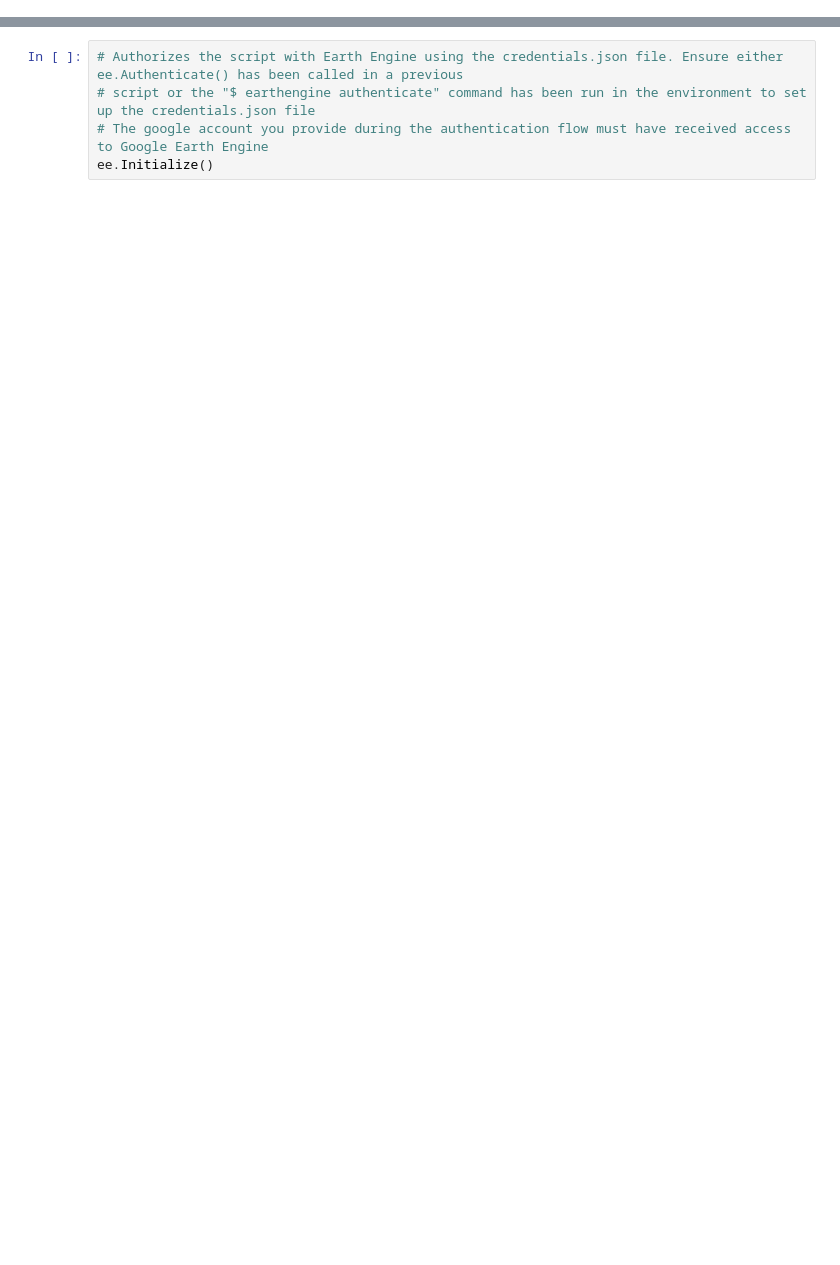
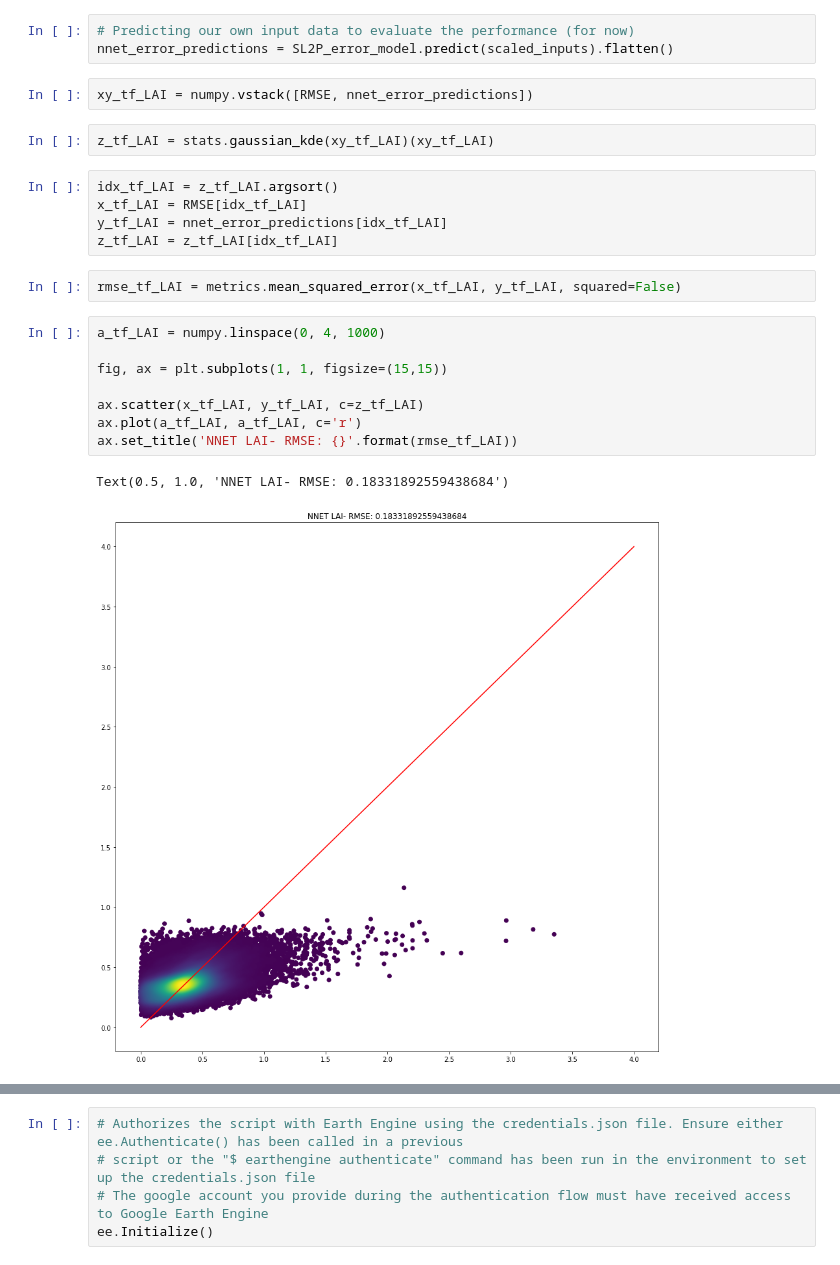
Before and after one commit to h39s/ALR_Earth_Engine, a Jupyter notebook: ALR_Client_Side.ipynb, the cells around one changed output, grey strips where cells are left out. Saved outputs shown, nothing was run; the diff lists cells and outputs as text; blank space fills up the shorter version.

```diff
--- a/ALR_Client_Side.ipynb
+++ b/ALR_Client_Side.ipynb
@@ -2,0 +297,25 @@ import ee
+# %%
+# Predicting our own input data to evaluate the performance (for now)
+nnet_error_predictions = SL2P_error_model.predict(scaled_inputs).flatten()
+# %%
+xy_tf_LAI = numpy.vstack([RMSE, nnet_error_predictions])
+# %%
+z_tf_LAI = stats.gaussian_kde(xy_tf_LAI)(xy_tf_LAI)
+# %%
+idx_tf_LAI = z_tf_LAI.argsort()
+x_tf_LAI = RMSE[idx_tf_LAI]
+y_tf_LAI = nnet_error_predictions[idx_tf_LAI]
+z_tf_LAI = z_tf_LAI[idx_tf_LAI]
+# %%
+rmse_tf_LAI = metrics.mean_squared_error(x_tf_LAI, y_tf_LAI, squared=False)
+# %%
+a_tf_LAI = numpy.linspace(0, 4, 1000)
+
+fig, ax = plt.subplots(1, 1, figsize=(15,15))
+
+ax.scatter(x_tf_LAI, y_tf_LAI, c=z_tf_LAI)
+ax.plot(a_tf_LAI, a_tf_LAI, c='r')
+ax.set_title('NNET LAI- RMSE: {}'.format(rmse_tf_LAI))
+# %% [output]
+Text(0.5, 1.0, 'NNET LAI- RMSE: 0.18331892559438684')
+[figure, added]
```
Also changed, not shown: parts of 98 cells of this notebook, 42 other files.
